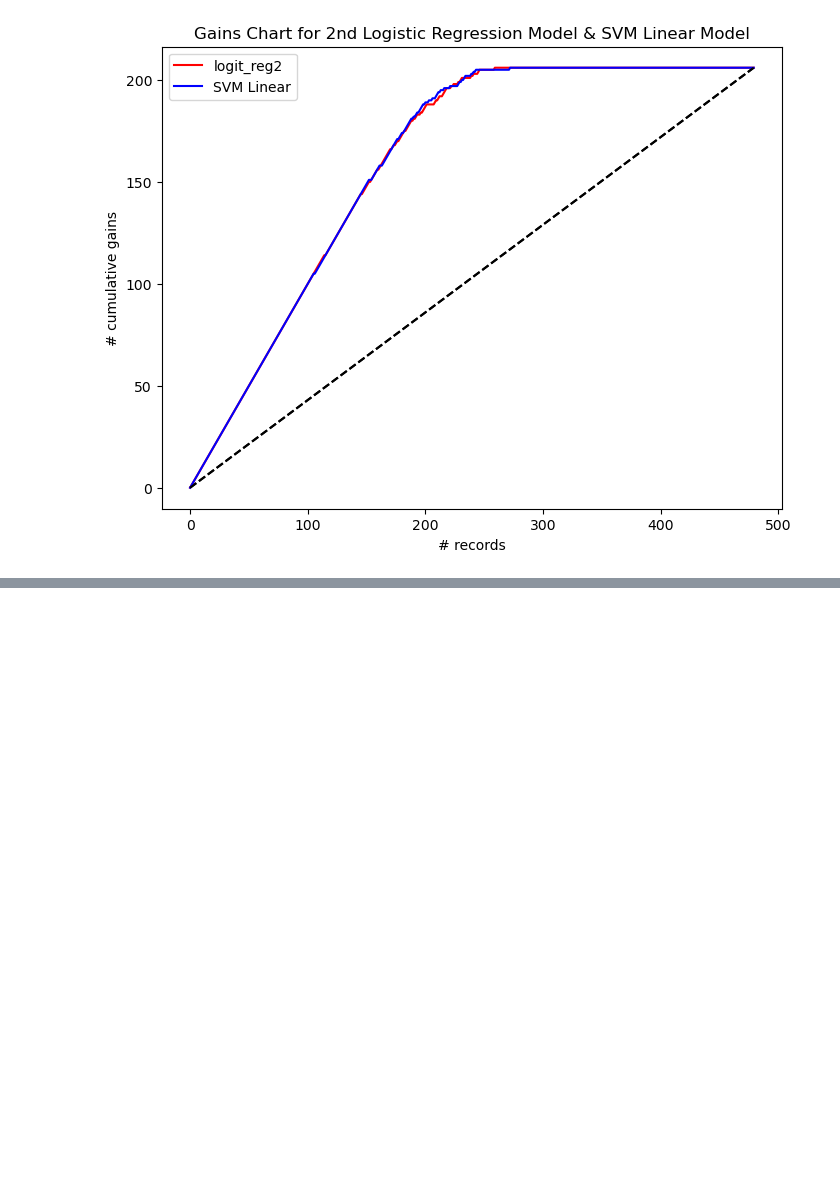
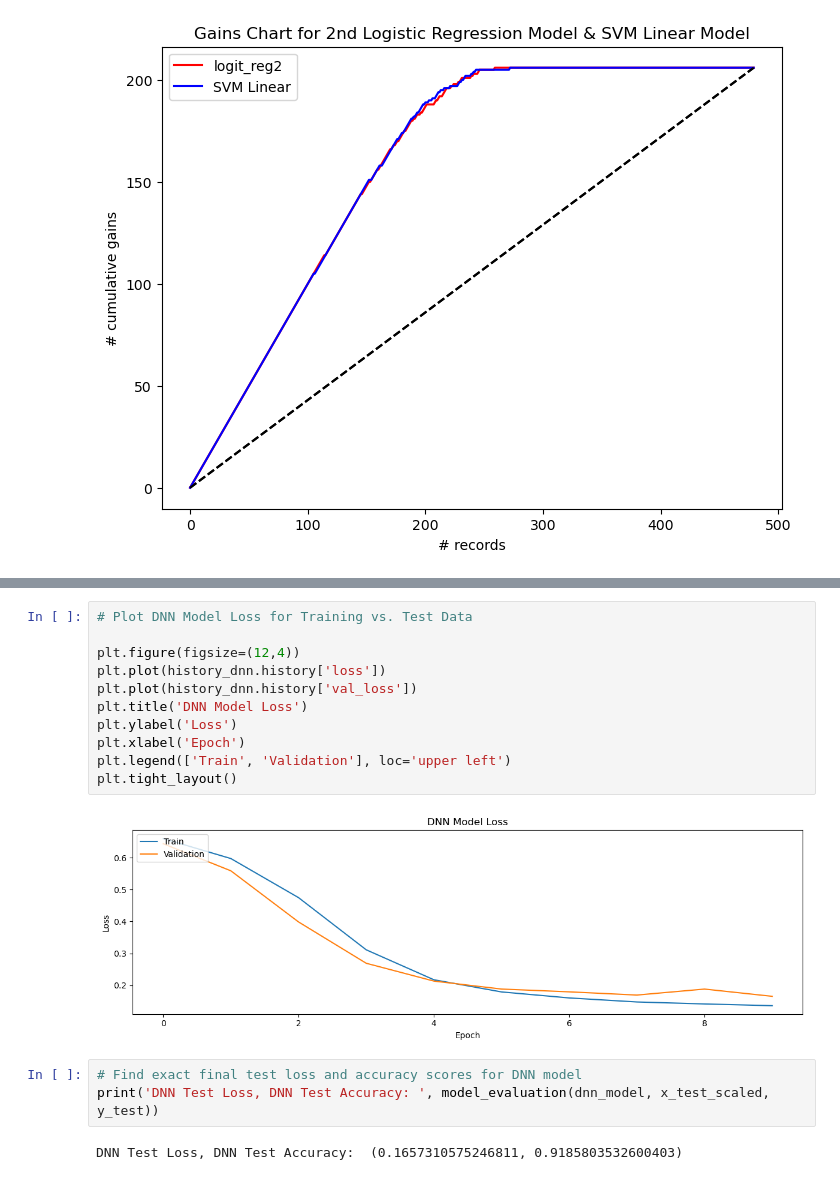
Before and after one commit to kmattingly8/ANA500.v2, a Jupyter notebook: ANA500 Project.ipynb, the cells around one changed output, grey strips where cells are left out. Drawn from its saved outputs; the diff is of its cells as text; blank space fills up the shorter version.

```diff
--- a/ANA500 Project.ipynb
+++ b/ANA500 Project.ipynb
@@ -1509,0 +1659,18 @@ Text(0.5, 1.0, 'Gains Chart for 2nd Logistic Regression Model & SVM Linear Model
+# %%
+# Plot DNN Model Loss for Training vs. Test Data
+
+plt.figure(figsize=(12,4))
+plt.plot(history_dnn.history['loss'])
+plt.plot(history_dnn.history['val_loss'])
+plt.title('DNN Model Loss')
+plt.ylabel('Loss')
+plt.xlabel('Epoch')
+plt.legend(['Train', 'Validation'], loc='upper left')
+plt.tight_layout()
+# %% [output]
+[figure, added]
+# %%
+# Find exact final test loss and accuracy scores for DNN model
+print('DNN Test Loss, DNN Test Accuracy: ', model_evaluation(dnn_model, x_test_scaled, y_test))
+# %% [output]
+DNN Test Loss, DNN Test Accuracy:  (0.1657310575246811, 0.9185803532600403)
```
Also changed, not shown: parts of 25 cells of this notebook.
